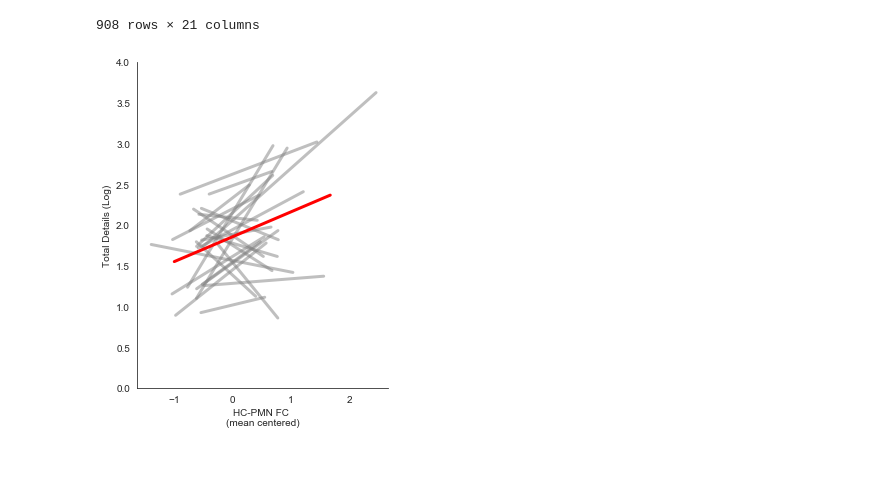
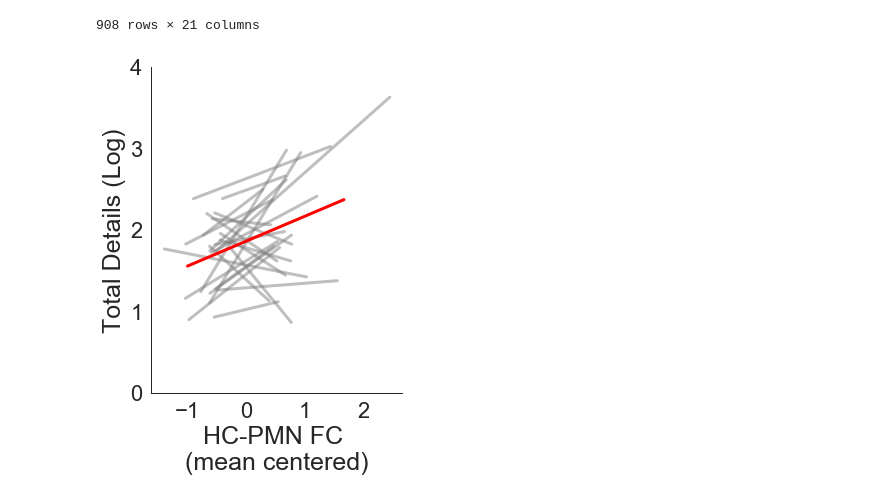
Before and after one commit to ajbarn/hc-pmn-boundary-fc, a Jupyter notebook: data_plotting.ipynb, the cells around one changed output. Drawn from its saved outputs; the diff is of its cells as text; code cells hidden in the pictures; blank space fills up the shorter version.

```diff
--- a/data_plotting.ipynb
+++ b/data_plotting.ipynb
@@ -45,9 +47,10 @@ data1_jitter[('event_middle', '1')]=data1_jitter[('event_middle', '1')]-.05
 data1_jitter[('offset', '0')]=data1_jitter[('offset', '0')]+.05
 data1_jitter[('offset', '1')]=data1_jitter[('offset', '1')]-.05
 # %%
+sns.set_theme(context = 'paper')
 sns.set_style('white')
 sns.set_palette('viridis',2,1)
-#plt.figure(figsize=(1,5))
+plt.figure(figsize=(1,5))
 
 fig, ax = plt.subplots()
 for col in data1_pivot:
@@ -57,7 +60,7 @@ ax.set_xticks(range(len(data1_pivot.columns)))
 ax.set_xticklabels(data1_pivot.columns)
 
 sns.barplot(x = 'window', y = 'fc', hue = 'event_recalled',
-           data =data1[data1['event_length']>0],order=['event_start','event_middle','offset'],alpha = 0.7)
+           data =boundary_and_nonboundary_encoding_fc_pd,order=['event_start','event_middle','offset'],alpha = 0.7)
 
 for idx in data1_pivot.index:
     ax.plot(data1_jitter.loc[idx,'event_middle'], data1_pivot.loc[idx,'event_middle'], color = 'grey', linewidth = 1,alpha=.25, zorder=-1)
@@ -72,7 +75,7 @@ ax.spines['top'].set_visible(False)
 ax.set_xticklabels(['Event Start','Event Middle','Event Offset'],rotation = 15)
 ax.set(xlabel='Window', ylabel='HC-PMN FC (z)')
 
-plt.legend(bbox_to_anchor=(1.05, 1), loc=2, borderaxespad=0.,labels=[''])
+plt.legend(bbox_to_anchor=(1.05, 1), loc=2, borderaxespad=0.)
 
 
 #modify individual font size of elements
@@ -86,7 +90,7 @@ fig.savefig("hc-pmn-fc-recall-by-window.pdf",dpi=300,bbox_inches="tight")
 # %% [markdown]
 # recall details
 # %%
-#model_data3 = boundary_and_nonboundary_encoding_fc_details[boundary_and_nonboundary_encoding_fc_details['window']=='offset']
+model_data3 = boundary_and_nonboundary_encoding_fc_details[boundary_and_nonboundary_encoding_fc_details['window']=='offset']
 model_data3['fc'] = model_data3['fc'].astype('float')
 model_data3['total_details_log'] = model_data3['total_details_log'].astype('float')
 # %% [output]
@@ -119,24 +123,29 @@ model_data3
 # %%
 num_subs = 24
 temp = model_data3.groupby(by=['subject','delay','window','events'],as_index=False).mean()
 fig, ax = plt.subplots(figsize=(4.5, 6))
 for sub in range(num_subs):
     sns.regplot(x = 'fc_mc', y = 'total_details_log',ci = 0,
                data = model_data3[model_data3['window']=='offset'][model_data3['delay']==2][model_data3['subject']==subject_list[sub]],
               line_kws={'alpha': .5,'linewidth':3},scatter_kws={'alpha': .0},color='grey')
 plt.plot([-1,1.672],[1.555,2.3704],color='red',linewidth=3)
 #sns.regplot(x = 'fc_mc', y = 'total_details_log',ci=0,
 #           data = temp[temp['window']=='offset'][temp['delay']=='2'],scatter_kws={'alpha': 0},ax=ax,color='red')
 plt.ylim([0, 4])
 plt.ylabel('Total Details (Log)')
 plt.xlabel('HC-PMN FC \n(mean centered)')
 
 
 # Hide the right and top spines
 ax.spines['right'].set_visible(False)
 ax.spines['top'].set_visible(False)
 plt.xticks([-1, 0 , 1,2])
 
+#modify individual font size of elements
+plt.xlabel('HC-PMN FC \n(mean centered)', fontsize=25);
+plt.ylabel('Total Details (Log)', fontsize=25);
+plt.tick_params(axis='both', which='major', labelsize=22)
+
 fig.savefig("hc-pmn-fc-details.pdf",dpi=300,bbox_inches="tight")
 # %% [output]
-[figure, old version]
+[figure, new version]
```
Also changed, not shown: parts of 2 cells of this notebook.
